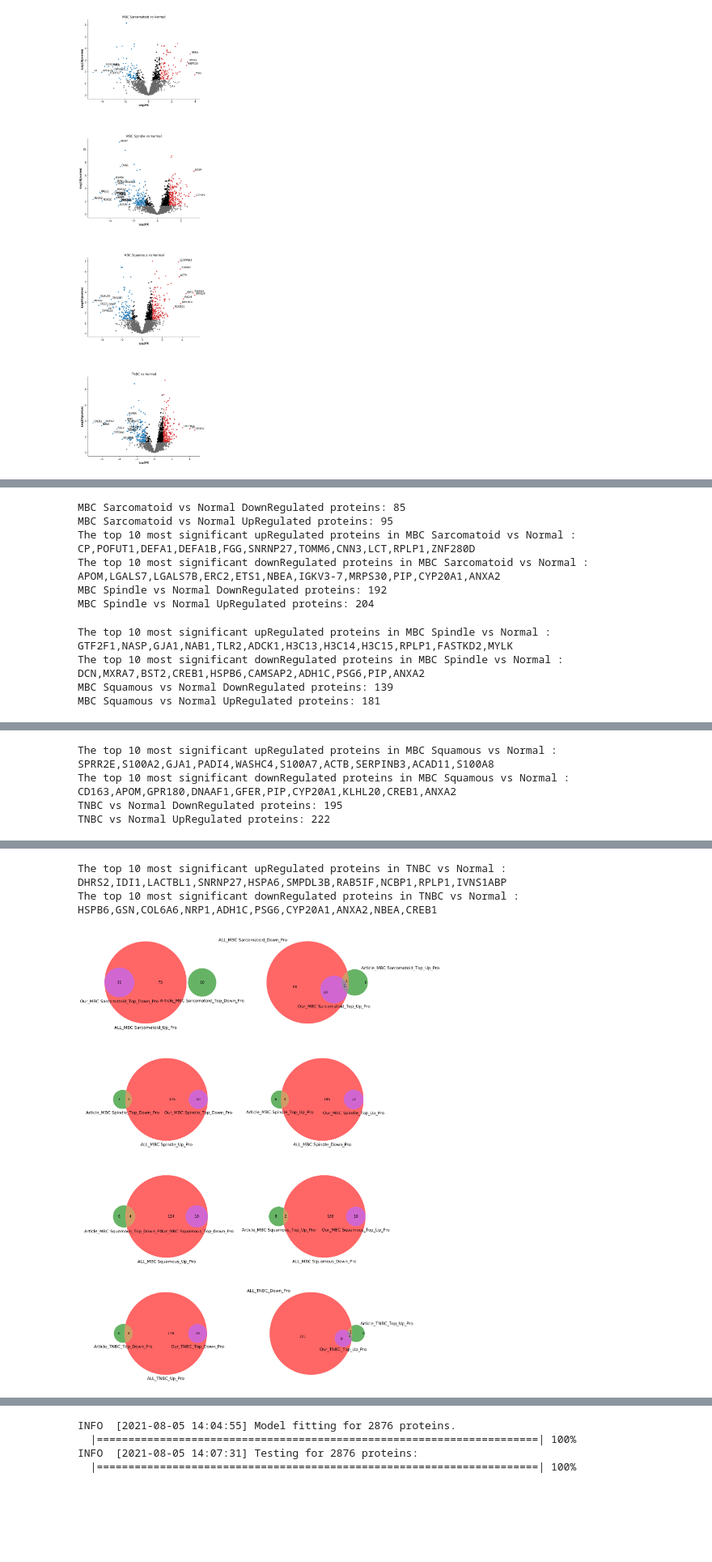
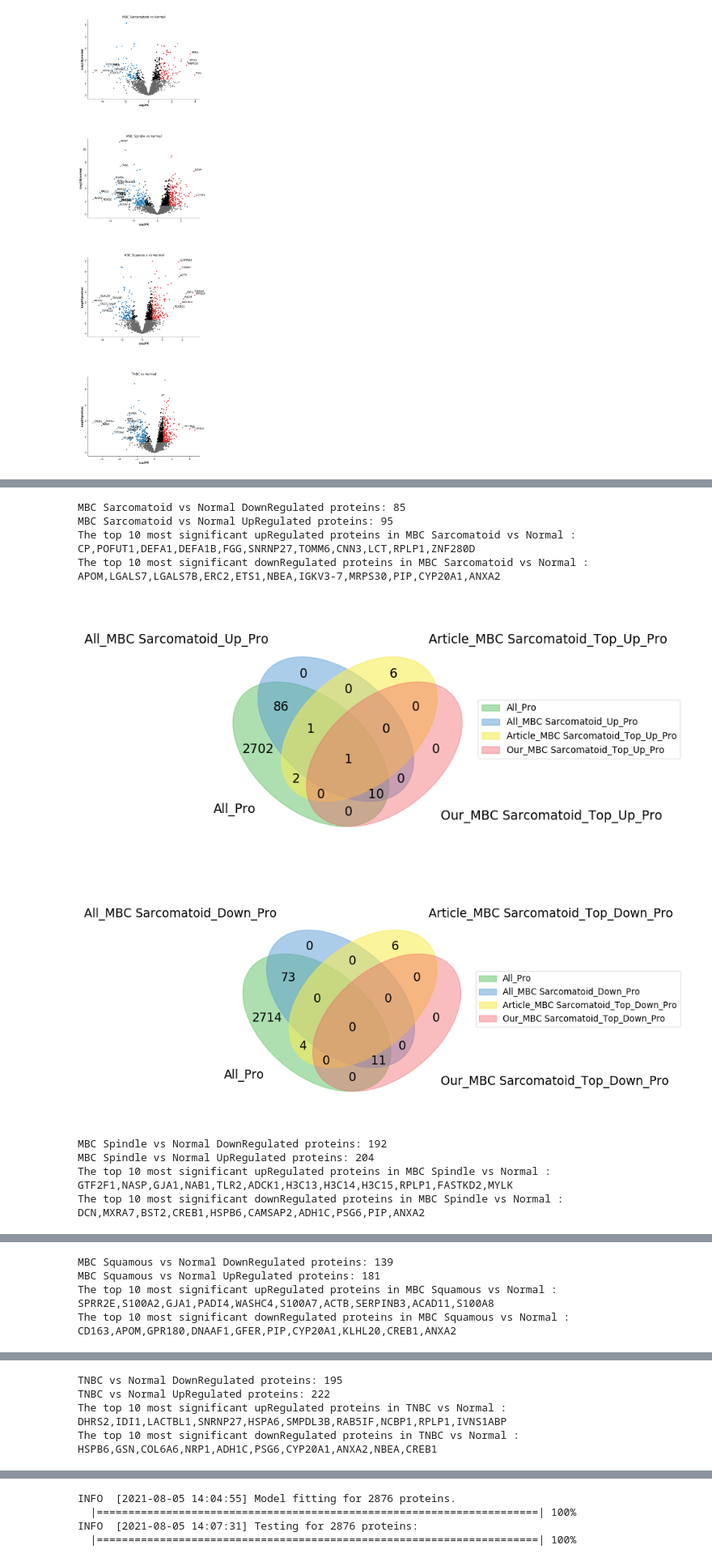
Before and after one commit to bigbio/pquant, a Jupyter notebook: notebooks/PXD014414_Downstream_Analysis.ipynb, the cells around one changed output, grey strips where cells are left out. Shown at 81% size. Cells and saved outputs as stored; diff of their text form; code cells hidden in the pictures; blank space fills up the shorter version.

```diff
--- a/notebooks/PXD014414_Downstream_Analysis.ipynb
+++ b/notebooks/PXD014414_Downstream_Analysis.ipynb
@@ -331,6 +341,8 @@ plt.show()
 # %%
-from matplotlib_venn import venn2, venn3
 from matplotlib import pyplot as plt
+import pandas as pd
+import numpy as np
+from pyvenn import venn
 
 result = pd.read_csv('../include_top/Cancer_Normal_Comp_result.csv', sep=',')
 
@@ -348,53 +360,49 @@ Article_Top_Down_Pro = {"TNBC vs Normal": ['FCGRT', 'ADH1B', 'SHMT1', 'STAB1', '
                         "MBC Squamous vs Normal": ['HSPB6', 'PEX12', 'AKAP12', 'DCN', 'CFD', 'DPT', 'IGLV211', 'SERPINC1', 'MAMDC2', 'GPT'],
                        "MBC Sarcomatoid vs Normal": ['CDH5', 'FADD', 'CAP2', 'MSRA', 'GNB1', 'CD99', 'STAB1', 'KANK2', 'HNMT', 'CPM']}
 
-fig, axs = plt.subplots(4, 2, figsize=(15,24), dpi=250)
-axs = axs.flatten()
-i = 0
-
 for comp in np.unique(result['Label']):
     t = result[result["Label"] == comp]
     t_All = t['Protein'].tolist()
+    t_All_Pro = MapProtGeneName(list(map(preprocess, t_All)))
+
     t_Up = t[(t['log2FC'] > 1)&(t['pvalue'] < 0.05)]
     t_Down = t[(result['log2FC'] < -1)&(t['pvalue'] < 0.05)]
     print(comp + " DownRegulated proteins: %d" %(len(set(t_Down['Protein']))))
     print(comp + " UpRegulated proteins: %d" %(len(set(t_Up['Protein']))))
 
     # ALL the differential changed proteins
     ALL_t_Up_Pro  = MapProtGeneName(list(map(preprocess, t_Up['Protein'].tolist())))
     ALL_t_Down_Pro = MapProtGeneName(list(map(preprocess, t_Down['Protein'].tolist())))
 
     # The list of the top 10 most significant up- and downregulated proteins are given in the article.
     Article_t_Top_Down_Pro = Article_Top_Down_Pro[comp]
     Article_t_Top_Up_Pro = Article_Top_Up_Pro[comp]
 
     # UpRegulated proteins top 10
     Our_t_Top_Up_Pro = MapProtGeneName(list(map(preprocess, t_Up.sort_values(["log2FC"],ascending=False).head(10)['Protein'].tolist())))
     print("The top 10 most significant upRegulated proteins in " + comp + " : " + ",".join(Our_t_Top_Up_Pro))
 
     # top 10 downRegulated protein
     Our_t_Top_Down_Pro = MapProtGeneName(list(map(preprocess, t_Down.sort_values(["log2FC"],ascending=False).tail(10)['Protein'].tolist())))
     print("The top 10 most significant downRegulated proteins in " + comp + " : " + ",".join(Our_t_Top_Down_Pro))
 
-    g = venn3(subsets=[set(ALL_t_Down_Pro), set(Article_t_Top_Down_Pro), set(Our_t_Top_Down_Pro)],
-          set_labels=('ALL_' + comp.replace(" vs Normal", '') + '_Up_Pro', 'Article_' + comp.replace(" vs Normal", '') + '_Top_Down_Pro', 'Our_'
-                      + comp.replace(" vs Normal", '') + '_Top_Down_Pro'), ax=axs[i], alpha=0.6,)
-    i += 1
+    labels = venn.get_labels([set(t_All_Pro), set(ALL_t_Up_Pro), set(Article_t_Top_Up_Pro), set(Our_t_Top_Up_Pro)], fill=['number'])
+    fig, ax = venn.venn4(labels, names=['All_Pro', 'All_' + comp.replace(" vs Normal", '') + '_Up_Pro', 'Article_' + comp.replace(" vs Normal", '') + '_Top_Up_Pro', 'Our_'
+                                         + comp.replace(" vs Normal", '') + '_Top_Up_Pro'], figsize=(5, 10))
+    plt.show()
 
-    g = venn3(subsets=[set(ALL_t_Up_Pro), set(Article_t_Top_Up_Pro), set(Our_t_Top_Up_Pro)],
-          set_labels=('ALL_' + comp.replace(" vs Normal", '') + '_Down_Pro', 'Article_' + comp.replace(" vs Normal", '') + '_Top_Up_Pro', 'Our_'
-                      + comp.replace(" vs Normal", '') + '_Top_Up_Pro'), ax=axs[i], alpha=0.6,)
-    i += 1
-
-plt.show()
+    labels = venn.get_labels([set(t_All_Pro), set(ALL_t_Down_Pro), set(Article_t_Top_Down_Pro), set(Our_t_Top_Down_Pro)], fill=['number'])
+    fig, ax = venn.venn4(labels, names=['All_Pro', 'All_' + comp.replace(" vs Normal", '') + '_Down_Pro', 'Article_' + comp.replace(" vs Normal", '') + '_Top_Down_Pro', 'Our_'
+                                         + comp.replace(" vs Normal", '') + '_Top_Down_Pro'], figsize=(5, 10))
+    plt.show()
 # %% [output]
 MBC Sarcomatoid vs Normal DownRegulated proteins: 85
 MBC Sarcomatoid vs Normal UpRegulated proteins: 95
 The top 10 most significant upRegulated proteins in MBC Sarcomatoid vs Normal : CP,POFUT1,DEFA1,DEFA1B,FGG,SNRNP27,TOMM6,CNN3,LCT,RPLP1,ZNF280D
 The top 10 most significant downRegulated proteins in MBC Sarcomatoid vs Normal : APOM,LGALS7,LGALS7B,ERC2,ETS1,NBEA,IGKV3-7,MRPS30,PIP,CYP20A1,ANXA2
-MBC Spindle vs Normal DownRegulated proteins: 192
-MBC Spindle vs Normal UpRegulated proteins: 204
+[figure, new version]
+[figure, added]
+MBC Spindle vs Normal DownRegulated proteins: 192
+MBC Spindle vs Normal UpRegulated proteins: 204
 The top 10 most significant upRegulated proteins in MBC Spindle vs Normal : GTF2F1,NASP,GJA1,NAB1,TLR2,ADCK1,H3C13,H3C14,H3C15,RPLP1,FASTKD2,MYLK
 The top 10 most significant downRegulated proteins in MBC Spindle vs Normal : DCN,MXRA7,BST2,CREB1,HSPB6,CAMSAP2,ADH1C,PSG6,PIP,ANXA2
-MBC Squamous vs Normal DownRegulated proteins: 139
-MBC Squamous vs Normal UpRegulated proteins: 181
@@ -401,4 +411,4 @@ MBC Squamous vs Normal UpRegulated proteins: 181
+MBC Squamous vs Normal DownRegulated proteins: 139
+MBC Squamous vs Normal UpRegulated proteins: 181
 The top 10 most significant upRegulated proteins in MBC Squamous vs Normal : SPRR2E,S100A2,GJA1,PADI4,WASHC4,S100A7,ACTB,SERPINB3,ACAD11,S100A8
 The top 10 most significant downRegulated proteins in MBC Squamous vs Normal : CD163,APOM,GPR180,DNAAF1,GFER,PIP,CYP20A1,KLHL20,CREB1,ANXA2
-TNBC vs Normal DownRegulated proteins: 195
-TNBC vs Normal UpRegulated proteins: 222
@@ -405,3 +417,4 @@ TNBC vs Normal UpRegulated proteins: 222
+TNBC vs Normal DownRegulated proteins: 195
+TNBC vs Normal UpRegulated proteins: 222
 The top 10 most significant upRegulated proteins in TNBC vs Normal : DHRS2,IDI1,LACTBL1,SNRNP27,HSPA6,SMPDL3B,RAB5IF,NCBP1,RPLP1,IVNS1ABP
 The top 10 most significant downRegulated proteins in TNBC vs Normal : HSPB6,GSN,COL6A6,NRP1,ADH1C,PSG6,CYP20A1,ANXA2,NBEA,CREB1
-[figure, old version]
```
Also changed, not shown: parts of 12 cells of this notebook.
